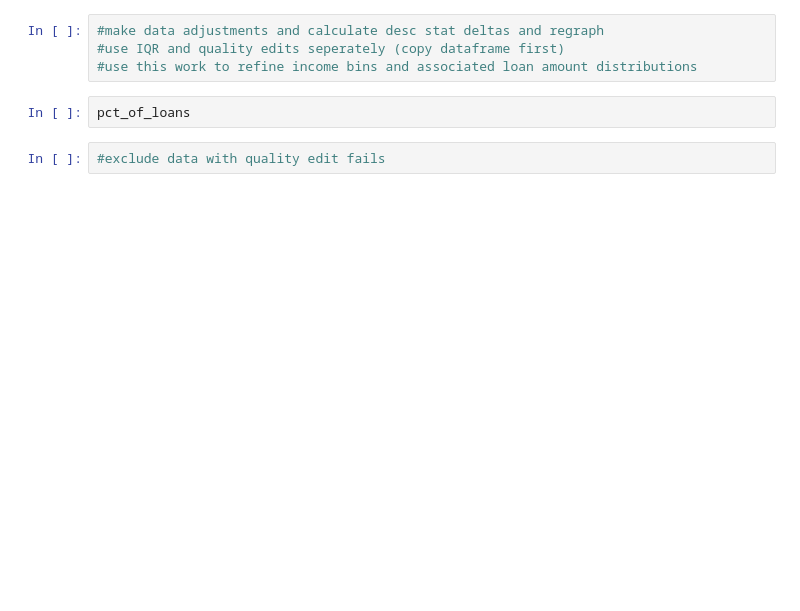
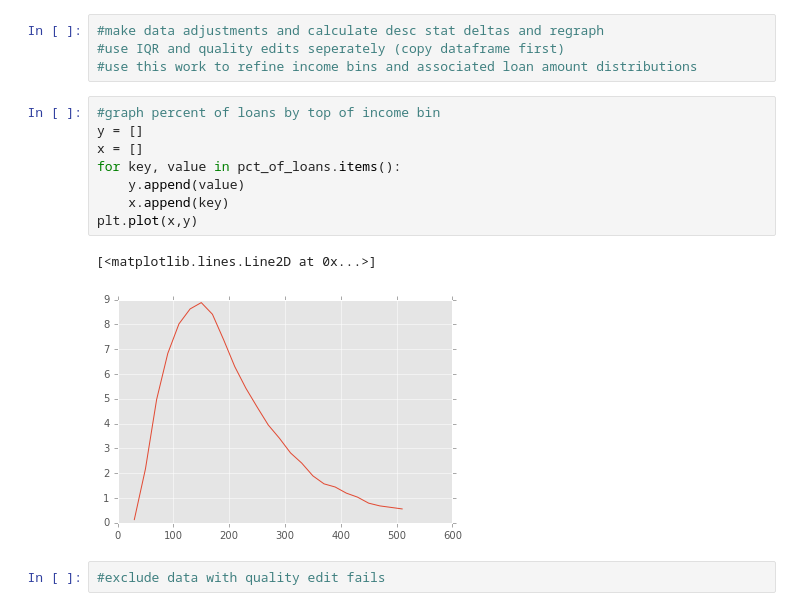
Before and after one commit to Kibrael/Edits, a Jupyter notebook: single_bank_viz.ipynb, the cells around one changed output. Drawn from its saved outputs; the diff is of its cells as text; blank space fills up the shorter version.

```diff
--- a/single_bank_viz.ipynb
+++ b/single_bank_viz.ipynb
@@ -359,7 +451,16 @@ while bin_max < 501:
 #make data adjustments and calculate desc stat deltas and regraph
 #use IQR and quality edits seperately (copy dataframe first)
 #use this work to refine income bins and associated loan amount distributions
-# %%
-pct_of_loans
+# %%
+#graph percent of loans by top of income bin
+y = []
+x = []
+for key, value in pct_of_loans.items():
+    y.append(value)
+    x.append(key)
+plt.plot(x,y)
+# %% [output]
+[<matplotlib.lines.Line2D at 0x...>]
+[figure, added]
 # %%
 #exclude data with quality edit fails
```
Also changed, not shown: parts of 1 cell of this notebook.
